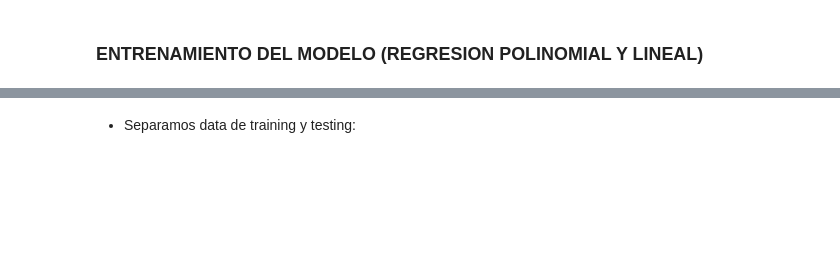
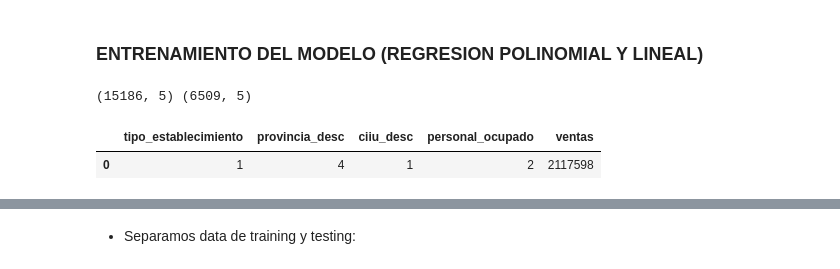
Before and after one commit to SantiagoMSalazar/Work.AI, a Jupyter notebook: dataset/Proyecto_IA-version1.ipynb, the cells around one changed output, grey strips where cells are left out. Cells and saved outputs as stored; diff of their text form; code cells hidden in the pictures; blank space fills up the shorter version.

```diff
--- a/dataset/Proyecto_IA-version1.ipynb
+++ b/dataset/Proyecto_IA-version1.ipynb
@@ -368,15 +279,0 @@ memory usage: 1017.7 KB
-# %%
-
-Q1 = data_cleaned['ventas'].quantile(0.25)
-Q3 = data_cleaned['ventas'].quantile(0.75)
-
-# Calcula el IQR
-IQR = Q3 - Q1
-
-# Define un umbral para los valores atípicos
-umbral_superior = Q3 + 1.5 * IQR
-umbral_inferior = Q1 - 1.5 * IQR
-
-# Elimina las filas con valores de sueldos por encima o por debajo del umbral
-data_cleaned = data_cleaned[(data_cleaned['ventas'] >= umbral_inferior) & (data_cleaned['ventas'] <= umbral_superior)]
-data_cleaned.info()
@@ -402 +303,22 @@ from sklearn.preprocessing import StandardScaler
+# %%
+y = data_cleaned['sueldos'] #variable target
+X = data_cleaned.drop(columns=['sueldos']) #variables input
+X_train, X_test, y_train, y_test = train_test_split(X, y, test_size=0.3, random_state=20)
+print(X_train.shape,X_test.shape)
+# Creamos una nueva observacion
+nuevoSueldo= pd.DataFrame(
+    [
+         {
+        "tipo_establecimiento": 1,
+        "provincia_desc":4,
+        "ciiu_desc":1,
+        "personal_ocupado":2,
+        "ventas":2117598
+         }
+    ])
+nuevoSueldo
+# %% [output]
+(15186, 5) (6509, 5)
+|  | tipo_establecimiento | provincia_desc | ciiu_desc | personal_ocupado | ventas |
+| 0 | 1 | 4 | 1 | 2 | 2117598 |
 # %%
```
Also changed, not shown: parts of 55 cells of this notebook, 5 other files.
